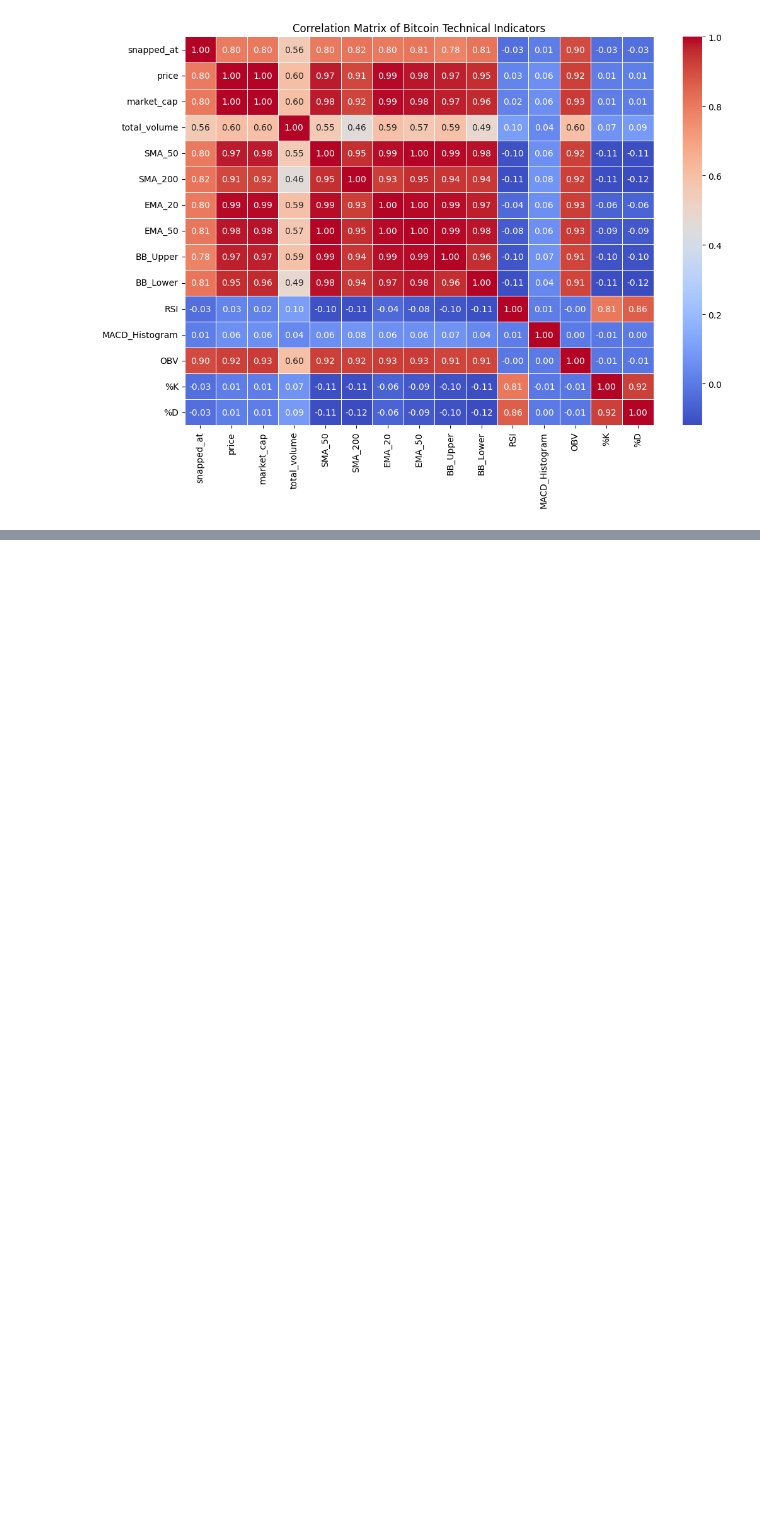
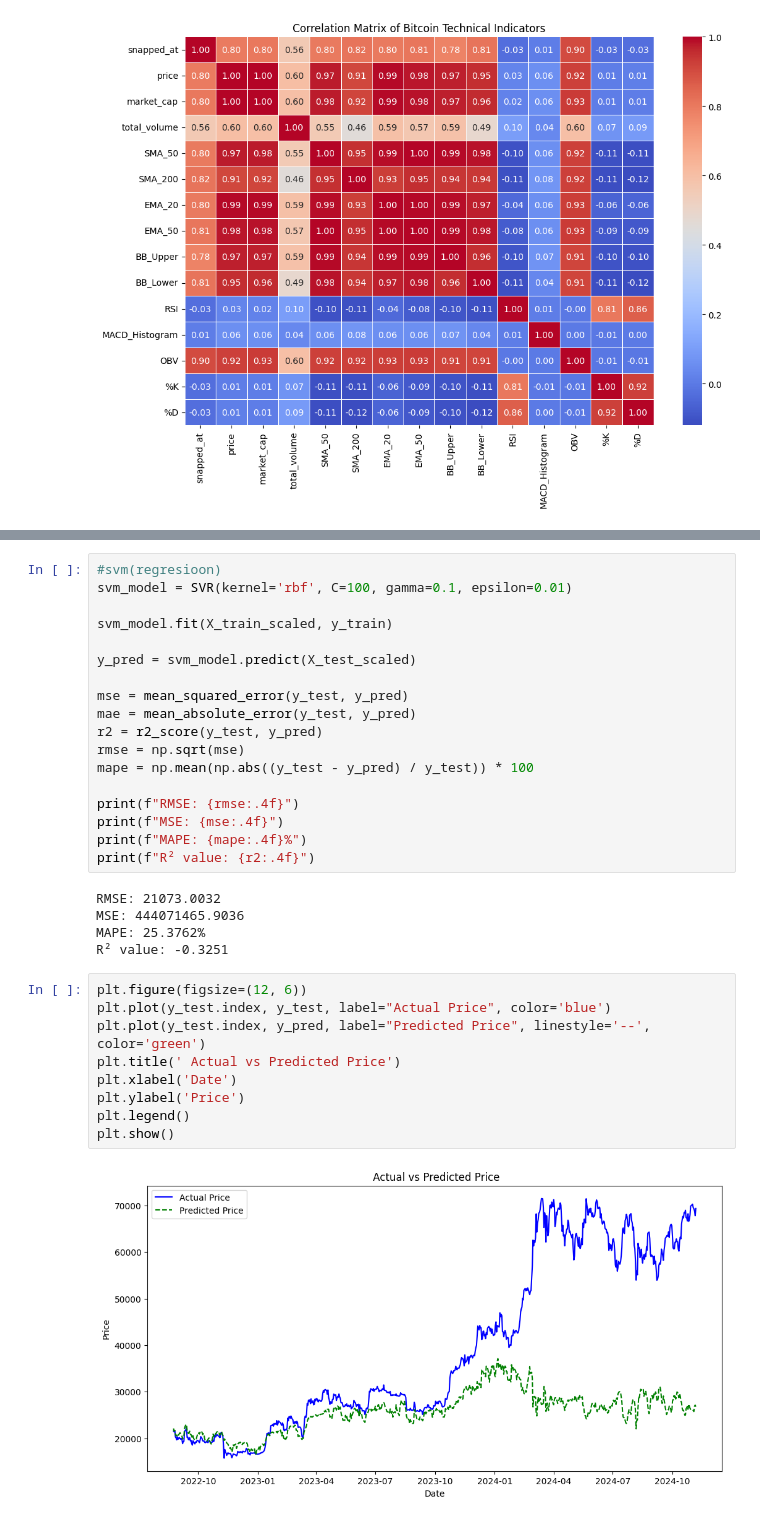
Before and after one commit to SaiTejaBorgam/Data-Science-Project, a Jupyter notebook: Project code.ipynb, the cells around one changed output, grey strips where cells are left out. Saved outputs shown, nothing was run; the diff lists cells and outputs as text; blank space fills up the shorter version.

Commit message:
Tried implementing SVM model on the dataset with technical indicators along with 10 days rolling mean price and then performed parameter tuning to increase the model performance

```diff
--- a/Project code.ipynb
+++ b/Project code.ipynb
@@ -420,0 +449,34 @@ plt.show()
+# %%
+#svm(regresioon)
+svm_model = SVR(kernel='rbf', C=100, gamma=0.1, epsilon=0.01)
+
+svm_model.fit(X_train_scaled, y_train)
+
+y_pred = svm_model.predict(X_test_scaled)
+
+mse = mean_squared_error(y_test, y_pred)
+mae = mean_absolute_error(y_test, y_pred)
+r2 = r2_score(y_test, y_pred)
+rmse = np.sqrt(mse)
+mape = np.mean(np.abs((y_test - y_pred) / y_test)) * 100
+
+print(f"RMSE: {rmse:.4f}")
+print(f"MSE: {mse:.4f}")
+print(f"MAPE: {mape:.4f}%")
+print(f"R² value: {r2:.4f}")
+# %% [output]
+RMSE: 21073.0032
+MSE: 444071465.9036
+MAPE: 25.3762%
+R² value: -0.3251
+# %%
+plt.figure(figsize=(12, 6))
+plt.plot(y_test.index, y_test, label="Actual Price", color='blue')
+plt.plot(y_test.index, y_pred, label="Predicted Price", linestyle='--', color='green')
+plt.title(' Actual vs Predicted Price')
+plt.xlabel('Date')
+plt.ylabel('Price')
+plt.legend()
+plt.show()
+# %% [output]
+[figure, added]
```
Also changed, not shown: parts of 4 cells of this notebook.
